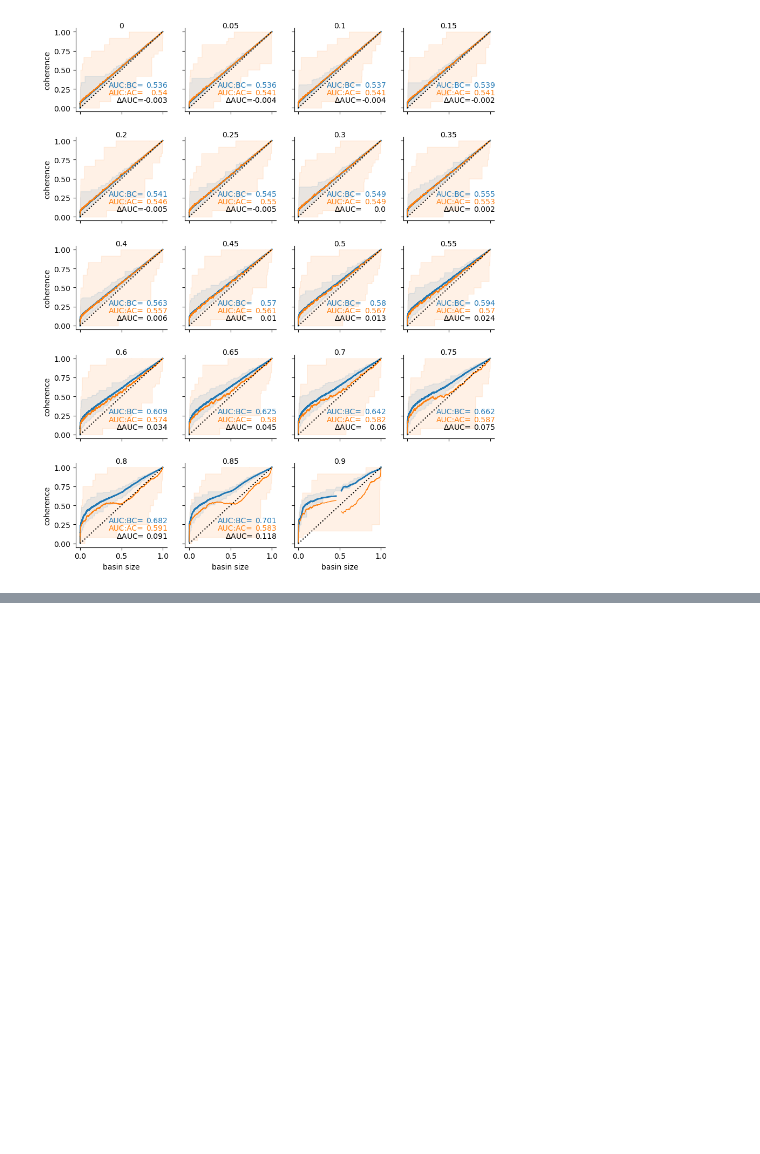
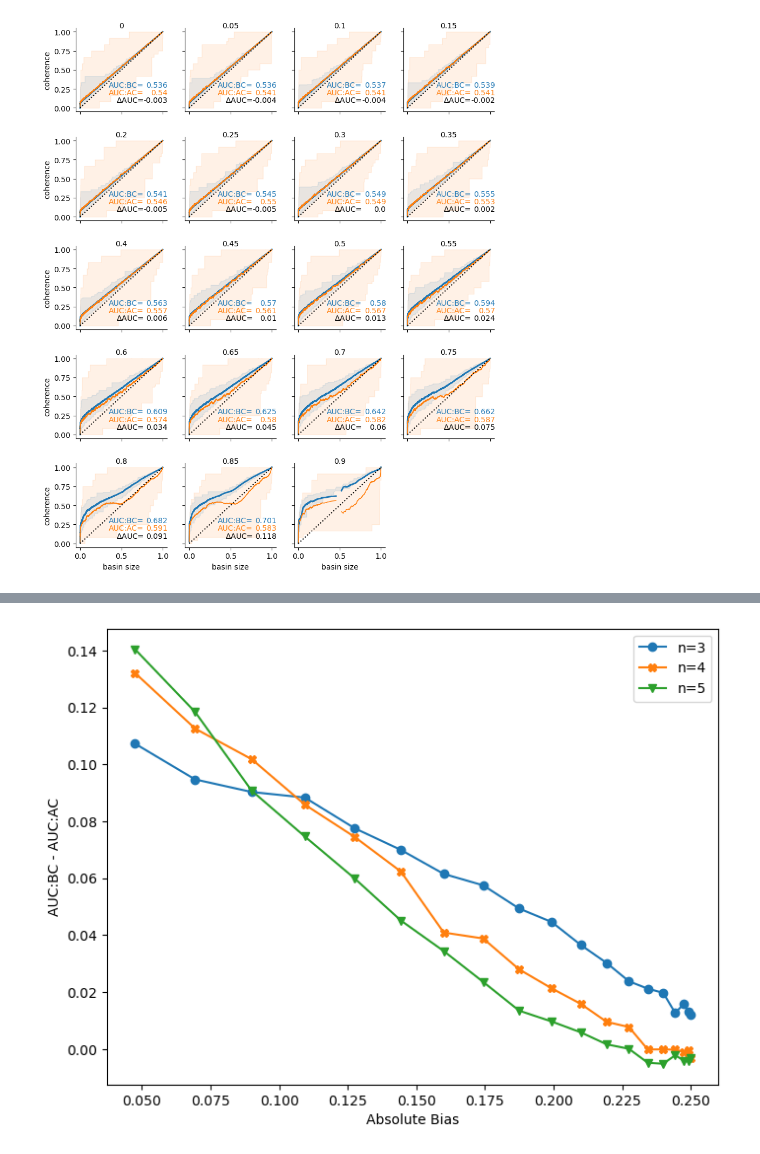
Before and after one commit to ckadelka/AttractorCoherence, a Jupyter notebook: analyze_data.ipynb, the cells around one changed output, grey strips where cells are left out. Saved outputs shown, nothing was run; the diff lists cells and outputs as text; code cells hidden in the pictures; blank space fills up the shorter version.

```diff
--- a/analyze_data.ipynb
+++ b/analyze_data.ipynb
@@ -648,0 +786,10 @@ for n in ns:
+# %%
+fig = plt.figure(figsize=(8, 6))
+for i, n in enumerate(ns):
+    plt.plot([(1-b**2)/4 for b in biases], np.array(auc_basin_coherencess[i]) - np.array(auc_attractor_coherencess[i]), label=f'n={n}', marker=markers[i])
+plt.xlabel('Absolute Bias')
+plt.ylabel('AUC:BC - AUC:AC')
+plt.legend()
+plt.show()
+# %% [output]
+[figure, added]
```
Also changed, not shown: parts of 8 cells of this notebook, 2 other files.
